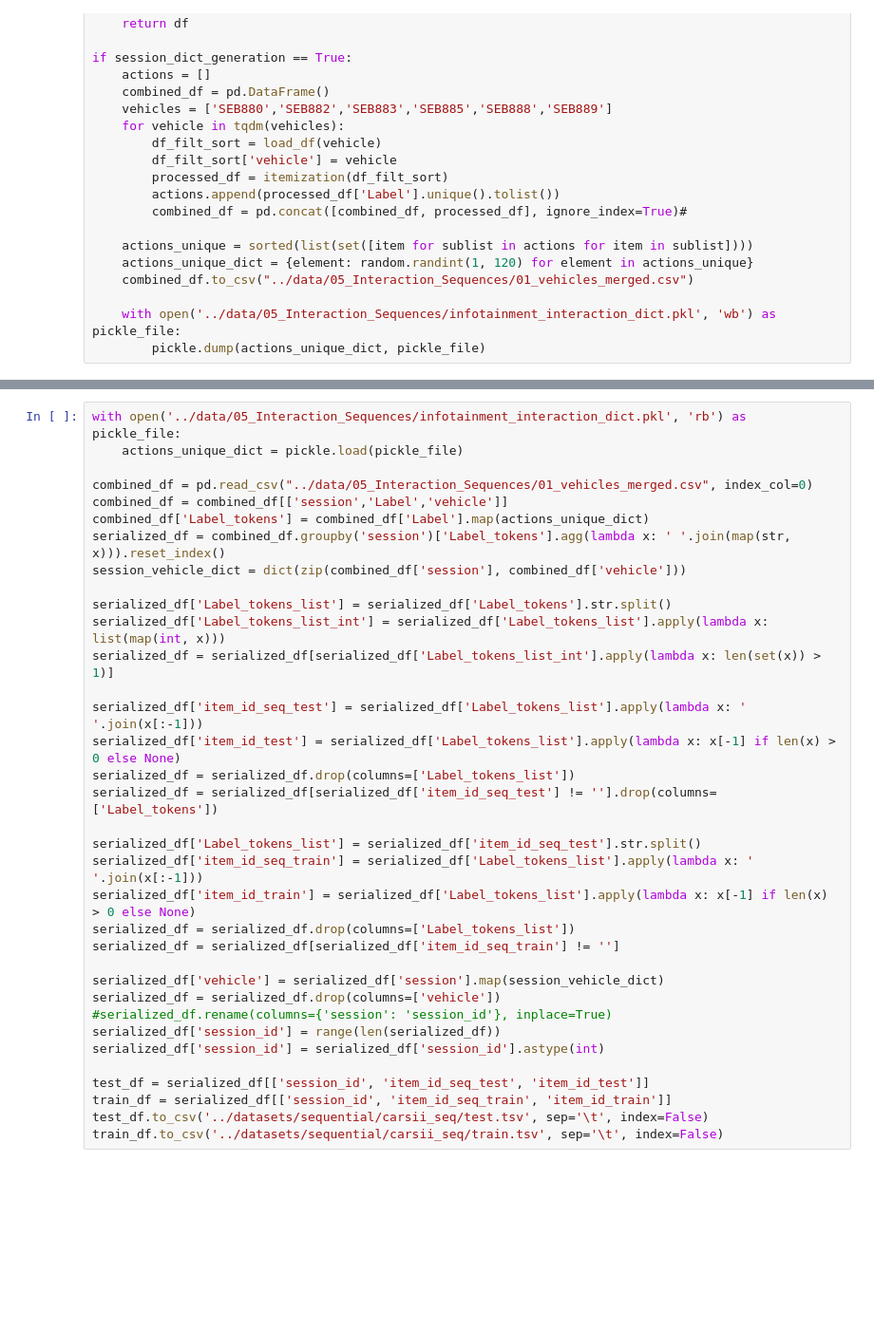
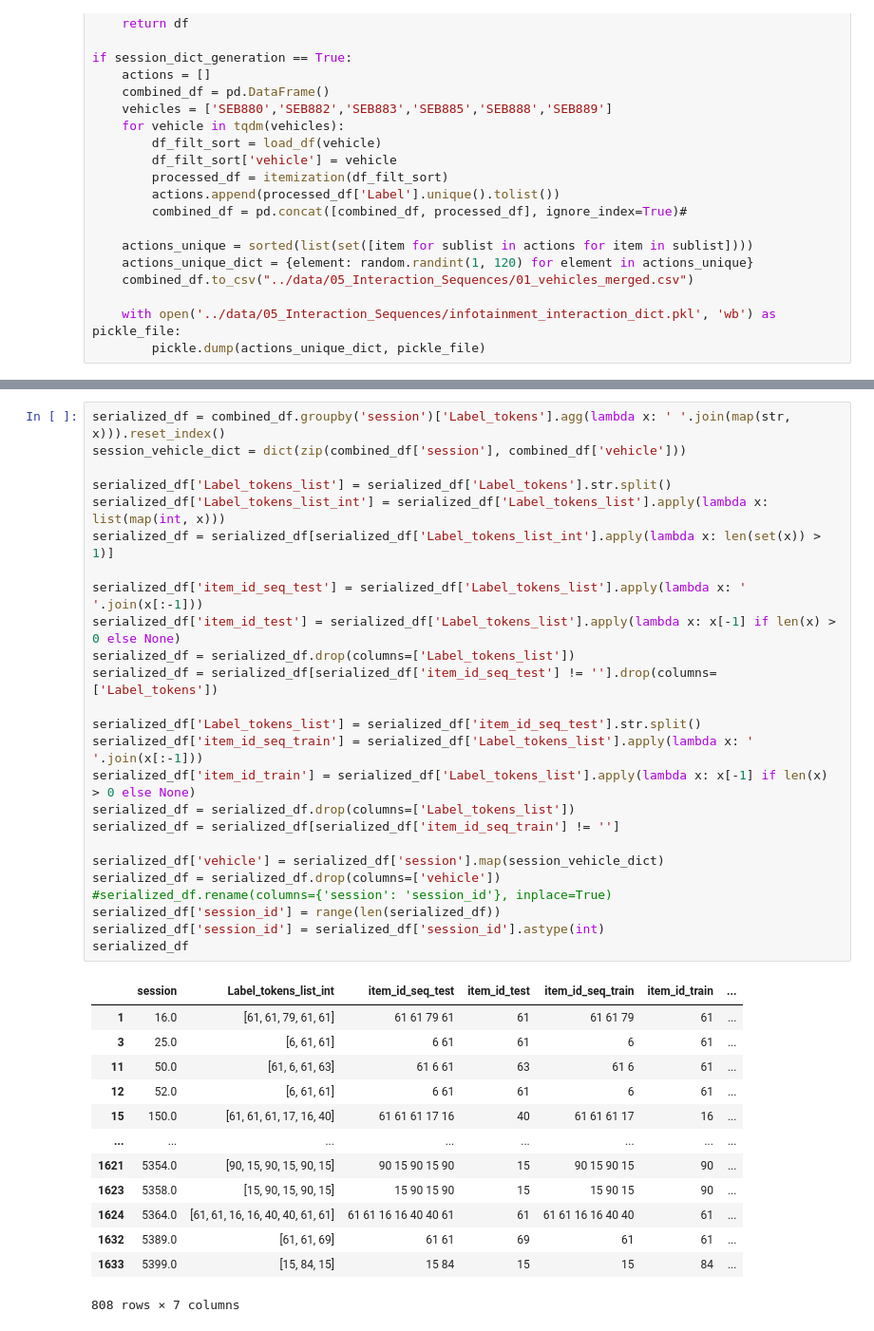
Before and after one commit to sreeragvn/CARSI-II-Master-Thesis-Context-Aware-Recsys, a Jupyter notebook: data_preprocessing/05_sequencing.ipynb, the cells around one changed output, grey strips where cells are left out. Shown at 95% size. Saved outputs shown, nothing was run; the diff lists cells and outputs as text; blank space fills up the shorter version.

```diff
--- a/data_preprocessing/05_sequencing.ipynb
+++ b/data_preprocessing/05_sequencing.ipynb
@@ -117,35 +171,39 @@ if session_dict_generation == True:
 # %%
-with open('../data/05_Interaction_Sequences/infotainment_interaction_dict.pkl', 'rb') as pickle_file:
-    actions_unique_dict = pickle.load(pickle_file)
-
-combined_df = pd.read_csv("../data/05_Interaction_Sequences/01_vehicles_merged.csv", index_col=0)
-combined_df = combined_df[['session','Label','vehicle']]
-combined_df['Label_tokens'] = combined_df['Label'].map(actions_unique_dict)
 serialized_df = combined_df.groupby('session')['Label_tokens'].agg(lambda x: ' '.join(map(str, x))).reset_index()
 session_vehicle_dict = dict(zip(combined_df['session'], combined_df['vehicle']))
 
 serialized_df['Label_tokens_list'] = serialized_df['Label_tokens'].str.split()
 serialized_df['Label_tokens_list_int'] = serialized_df['Label_tokens_list'].apply(lambda x: list(map(int, x)))
 serialized_df = serialized_df[serialized_df['Label_tokens_list_int'].apply(lambda x: len(set(x)) > 1)]
 
 serialized_df['item_id_seq_test'] = serialized_df['Label_tokens_list'].apply(lambda x: ' '.join(x[:-1]))
 serialized_df['item_id_test'] = serialized_df['Label_tokens_list'].apply(lambda x: x[-1] if len(x) > 0 else None)
 serialized_df = serialized_df.drop(columns=['Label_tokens_list'])
 serialized_df = serialized_df[serialized_df['item_id_seq_test'] != ''].drop(columns=['Label_tokens'])
 
 serialized_df['Label_tokens_list'] = serialized_df['item_id_seq_test'].str.split()
 serialized_df['item_id_seq_train'] = serialized_df['Label_tokens_list'].apply(lambda x: ' '.join(x[:-1]))
 serialized_df['item_id_train'] = serialized_df['Label_tokens_list'].apply(lambda x: x[-1] if len(x) > 0 else None)
 serialized_df = serialized_df.drop(columns=['Label_tokens_list'])
 serialized_df = serialized_df[serialized_df['item_id_seq_train'] != '']
 
 serialized_df['vehicle'] = serialized_df['session'].map(session_vehicle_dict)
 serialized_df = serialized_df.drop(columns=['vehicle'])
 #serialized_df.rename(columns={'session': 'session_id'}, inplace=True)
 serialized_df['session_id'] = range(len(serialized_df))
 serialized_df['session_id'] = serialized_df['session_id'].astype(int)
-
-test_df = serialized_df[['session_id', 'item_id_seq_test', 'item_id_test']]
-train_df = serialized_df[['session_id', 'item_id_seq_train', 'item_id_train']]
-test_df.to_csv('../datasets/sequential/carsii_seq/test.tsv', sep='\t', index=False)
-train_df.to_csv('../datasets/sequential/carsii_seq/train.tsv', sep='\t', index=False)
+serialized_df
+# %% [output]
+|  | session | Label_tokens_list_int | item_id_seq_test | item_id_test | item_id_seq_train | item_id_train | ... |
+| 1 | 16.0 | [61, 61, 79, 61, 61] | 61 61 79 61 | 61 | 61 61 79 | 61 | ... |
+| 3 | 25.0 | [6, 61, 61] | 6 61 | 61 | 6 | 61 | ... |
+| 11 | 50.0 | [61, 6, 61, 63] | 61 6 61 | 63 | 61 6 | 61 | ... |
+| 12 | 52.0 | [6, 61, 61] | 6 61 | 61 | 6 | 61 | ... |
+| 15 | 150.0 | [61, 61, 61, 17, 16, 40] | 61 61 61 17 16 | 40 | 61 61 61 17 | 16 | ... |
+| ... | ... | ... | ... | ... | ... | ... | ... |
+| 1621 | 5354.0 | [90, 15, 90, 15, 90, 15] | 90 15 90 15 90 | 15 | 90 15 90 15 | 90 | ... |
+| 1623 | 5358.0 | [15, 90, 15, 90, 15] | 15 90 15 90 | 15 | 15 90 15 | 90 | ... |
+| 1624 | 5364.0 | [61, 61, 16, 16, 40, 40, 61, 61] | 61 61 16 16 40 40 61 | 61 | 61 61 16 16 40 40 | 61 | ... |
+| 1632 | 5389.0 | [61, 61, 69] | 61 61 | 69 | 61 | 61 | ... |
+| 1633 | 5399.0 | [15, 84, 15] | 15 84 | 15 | 15 | 84 | ... |
+808 rows × 7 columns
```
Also changed, not shown: parts of 6 cells of this notebook, 9 other files.
